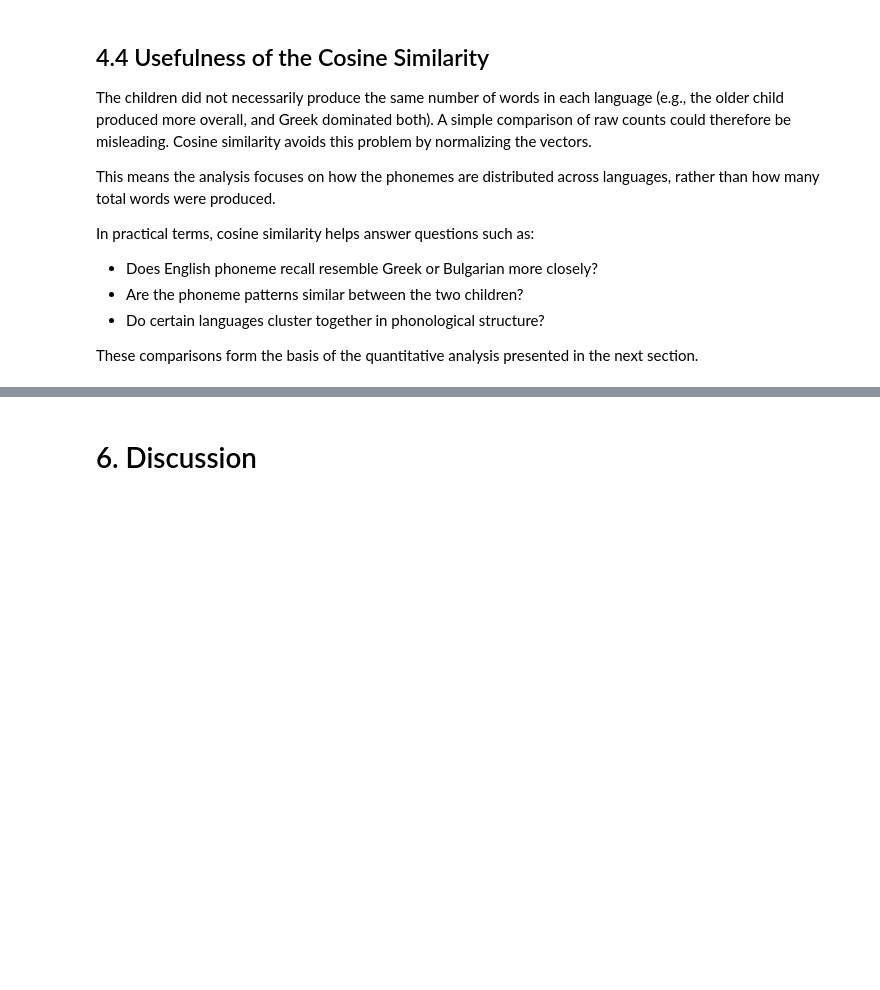
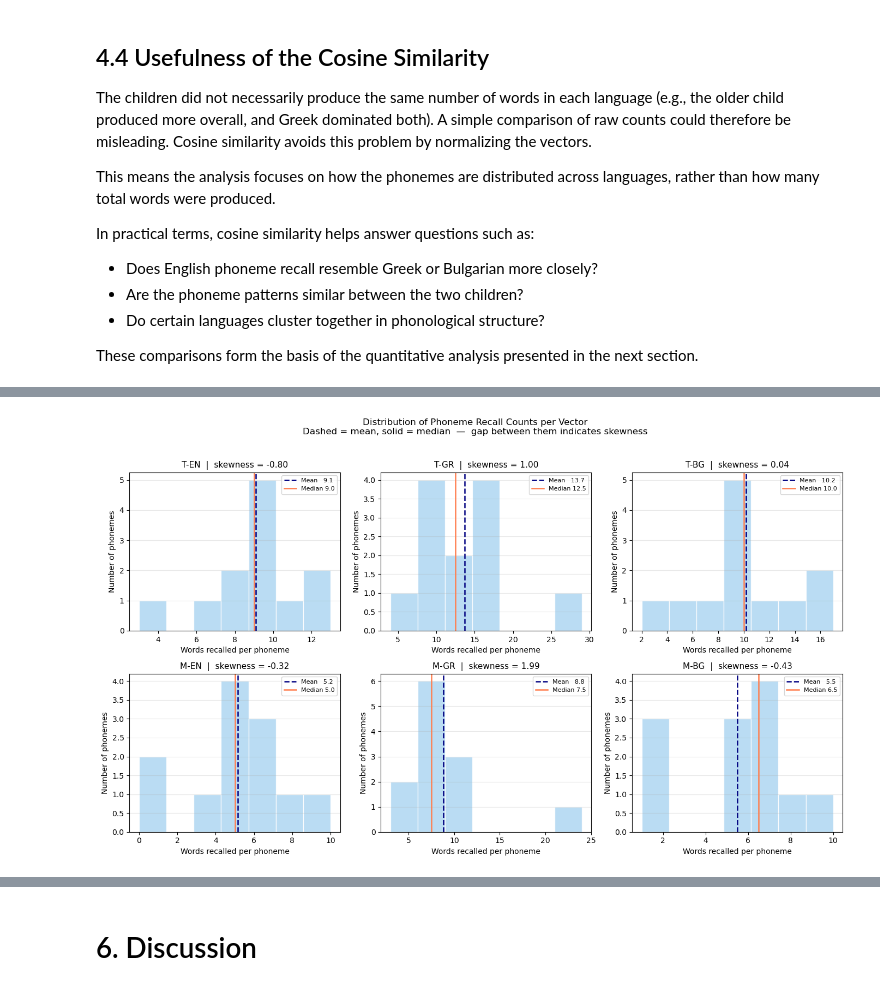
Before and after one commit to Slavena1/SoftUni-Math-for-Devs-Final-Project, a Jupyter notebook: SlavenaProject.ipynb, the cells around one changed output, grey strips where cells are left out. Drawn from its saved outputs; the diff is of its cells as text; code cells hidden in the pictures; blank space fills up the shorter version.

Commit message:
Worked on Section 5 - added titles to each experiment and wrote code for Experiment 1

```diff
--- a/SlavenaProject.ipynb
+++ b/SlavenaProject.ipynb
@@ -564,0 +605,35 @@ These comparisons form the basis of the quantitative analysis presented in the n
+# %%
+vectors = {
+    'T-EN': v_T_EN, 'T-GR': v_T_GR, 'T-BG': v_T_BG,
+    'M-EN': v_M_EN, 'M-GR': v_M_GR, 'M-BG': v_M_BG,
+}
+
+fig, axes = plt.subplots(2, 3, figsize=(14, 8))
+axes = axes.flatten()
+
+for ax, (label, v) in zip(axes, vectors.items()):
+    mean   = np.mean(v)
+    median = np.median(v)
+    sk     = skew(v)
+
+    ax.hist(v, bins=7, color='#AED6F1', edgecolor='white', alpha=0.85)
+    ax.axvline(mean,   color='navy',   linestyle='--', linewidth=1.8,
+               label=f'Mean   {mean:.1f}')
+    ax.axvline(median, color='coral',  linestyle='-',  linewidth=1.8,
+               label=f'Median {median:.1f}')
+
+    ax.set_title(f'{label}  |  skewness = {sk:.2f}', fontsize=11)
+    ax.set_xlabel('Words recalled per phoneme')
+    ax.set_ylabel('Number of phonemes')
+    ax.legend(fontsize=8)
+    ax.grid(axis='y', alpha=0.3)
+
+plt.suptitle(
+    'Distribution of Phoneme Recall Counts per Vector\n'
+    'Dashed = mean, solid = median  —  gap between them indicates skewness',
+    fontsize=12, y=1.02
+)
+plt.tight_layout()
+plt.show()
+# %% [output]
+[figure, added]
```
Also changed, not shown: parts of 9 cells of this notebook.
